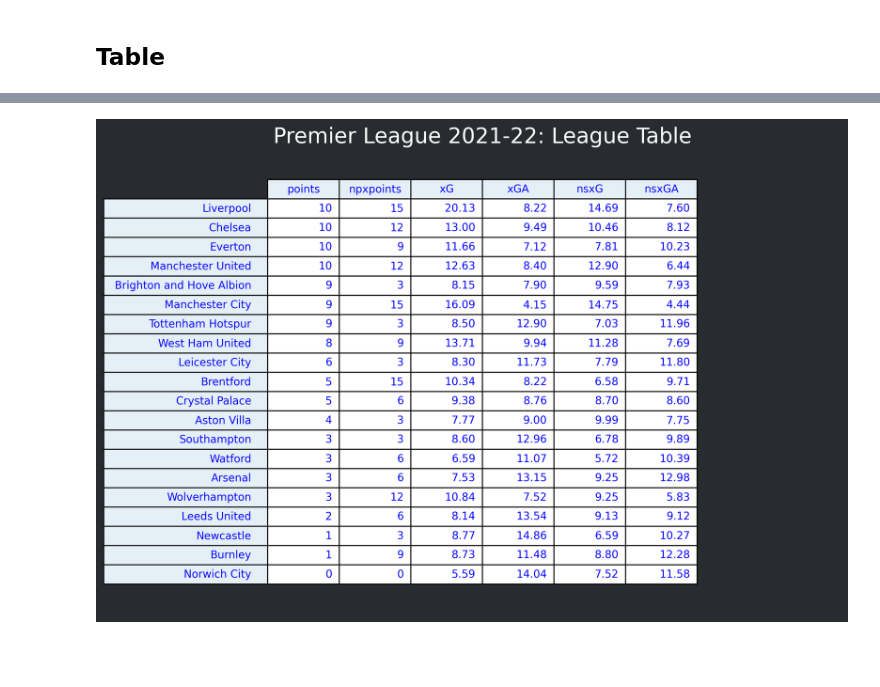
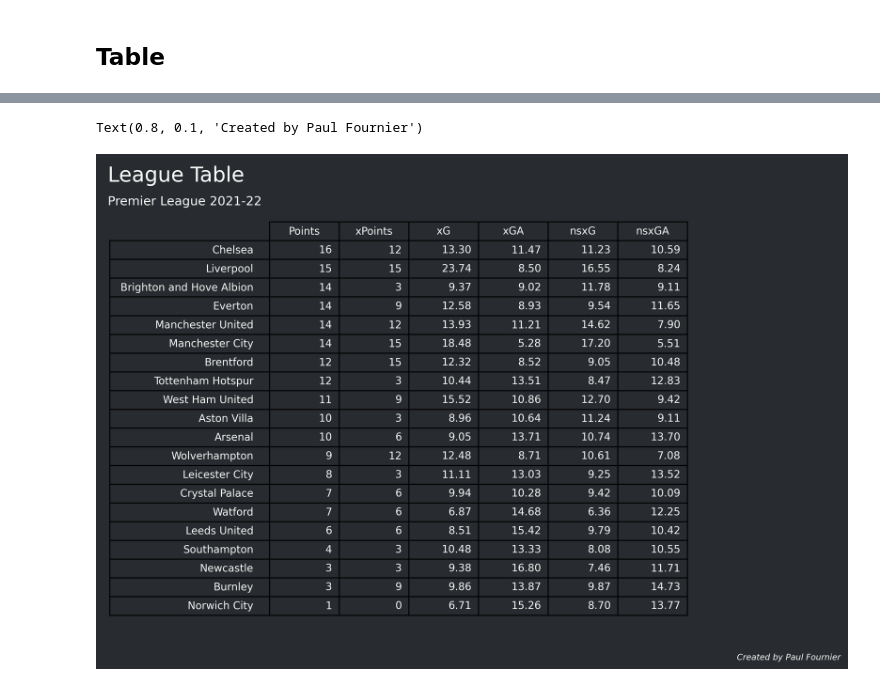
Before and after one commit to Fournierp/FPL, a Jupyter notebook: analysis/xPoints League Table.ipynb, the cells around one changed output, grey strips where cells are left out. Drawn from its saved outputs; the diff is of its cells as text; code cells hidden in the pictures; blank space fills up the shorter version.

Commit message:
table style

```diff
--- a/analysis/xPoints League Table.ipynb
+++ b/analysis/xPoints League Table.ipynb
@@ -309,8 +309,8 @@ plt.show()
 # %%
 def get_gw_xp_league_table(league_table, gw):
 
-    league_table['npxpoints'] = 0
-    league_table.loc[:, 'npxpoints'] = [
+    league_table['xPoints'] = 0
+    league_table.loc[:, 'xPoints'] = [
         (pd.read_csv('../data/understat/2021-22/Arsenal.csv').loc[:gw]
         .apply(lambda row: xg_vs_xga(row), axis=1).sum()),
         (pd.read_csv('../data/understat/2021-22/Aston_Villa.csv').loc[:gw]
@@ -353,7 +353,7 @@ def get_gw_xp_league_table(league_table, gw):
         .apply(lambda row: xg_vs_xga(row), axis=1).sum())
     ]
 
-    return league_table.sort_values(by=['npxpoints'], ascending=False)
+    return league_table.sort_values(by=['xPoints'], ascending=False)
 # %%
 xpts_season_table = pd.DataFrame()
 
@@ -401,7 +401,7 @@ ax.invert_yaxis()
 # %%
 games = pd.read_csv("../data/fivethirtyeight/spi_matches.csv")
 games = (games
-    .loc[(games['league_id'] == 2411) | (games['league_id'] == 2412)]
+    .loc[games['league_id'] == 2411]
     .loc[games['season'] == 2021]
     .dropna()
     )
@@ -421,7 +421,7 @@ league_table = league_table.replace({
 league_table = (
     league_table
     .merge(games.groupby('team1').sum(), left_on='name', right_on='team1')
-    .loc[:, ['name', 'short_name', 'points', 'npxpoints', 'xg1', 'xg2', 'nsxg1', 'nsxg2']]
+    .loc[:, ['name', 'short_name', 'Points', 'xPoints', 'xg1', 'xg2', 'nsxg1', 'nsxg2']]
     .rename(columns={
         'xg1': 'xG',
         'xg2': 'xGA',
@@ -429,18 +429,18 @@ league_table = (
         'nsxg2': 'nsxGA'
         })
     .merge(games.groupby('team2').sum(), left_on='name', right_on='team2')
-    .loc[:, ['name', 'short_name', 'points', 'npxpoints', 'xG', 'xGA', 'nsxG', 'nsxGA', 'xg1', 'xg2', 'nsxg1', 'nsxg2']]
+    .loc[:, ['name', 'short_name', 'Points', 'xPoints', 'xG', 'xGA', 'nsxG', 'nsxGA', 'xg1', 'xg2', 'nsxg1', 'nsxg2']]
 )
 
 league_table['xG'] = league_table['xG'] + league_table['xg2']
 league_table['xGA'] = league_table['xGA'] + league_table['xg1']
 league_table['nsxG'] = league_table['nsxG'] + league_table['nsxg2']
 league_table['nsxGA'] = league_table['nsxGA'] + league_table['nsxg1']
-league_table = league_table.loc[:, ['name', 'short_name', 'points', 'npxpoints', 'xG', 'xGA', 'nsxG', 'nsxGA']]
+league_table = league_table.loc[:, ['name', 'short_name', 'Points', 'xPoints', 'xG', 'xGA', 'nsxG', 'nsxGA']]
 # %%
 text_color = "w"
 
 mpl.rcParams['xtick.color'] = text_color
 mpl.rcParams['ytick.color'] = text_color
-mpl.rcParams['text.color'] = 'b'
+mpl.rcParams['text.color'] = text_color
 mpl.rcParams['axes.edgecolor'] = 'black'
@@ -475,33 +447,54 @@ array([[0.89788543, 0.93902345, 0.9644752 , 1.        ],
 # %%
 fig, ax = plt.subplots(figsize=(12, 8))
 fig.set_facecolor(background)
 ax.patch.set_alpha(0)
 
-column_headers = ['points', 'npxpoints', 'xG', 'xGA', 'nsxG', 'nsxGA']
-row_headers = league_table.sort_values('points', ascending=False).name.values
+column_headers = ['Points', 'xPoints', 'xG', 'xGA', 'nsxG', 'nsxGA']
+row_headers = league_table.sort_values('Points', ascending=False).name.values
 
-ccolors = plt.cm.BuPu(np.full(len(column_headers), 0.1))
-rcolors = plt.cm.BuPu(np.full(len(row_headers), 0.1))
+background_rgb = [40/255, 43/255, 47/255, 1]
+ccolors = np.repeat([background_rgb], len(column_headers), 0)
+rcolors = np.repeat([background_rgb], len(row_headers), 0)
 
 cell_text = []
-for row in league_table.sort_values('points', ascending=False).reset_index()[['points', 'npxpoints', 'xG', 'xGA', 'nsxG', 'nsxGA']].values:
+for row in league_table.sort_values('Points', ascending=False).reset_index()[['Points', 'xPoints', 'xG', 'xGA', 'nsxG', 'nsxGA']].values:
     cell_text.append([f'{x:1.2f}' if i >= 2 else int(x) for i, x in enumerate(row)])
 
-ax.table(
+the_table = ax.table(
     cellText=cell_text,
     rowLabels=row_headers,
     rowColours=rcolors,
     rowLoc='right',
     colColours=ccolors,
     colLabels=column_headers,
     loc='center',
     colWidths=[.1]*6
-    ).scale(1, 1.5)
+    )
+the_table.scale(1, 1.5)
+
+for i in range(1, 21):
+    for j in range(0, 6):
+        the_table[(i, j)].set_facecolor(background)
 
 ax.get_xaxis().set_visible(False)
 ax.get_yaxis().set_visible(False)
 plt.box(on=None)
 
-ax.title.set(text='Premier League 2021-22: League Table', fontsize=20, color='w')
+fig_text(
+    x=0.1, y=0.925,
+    s="League Table",
+    fontweight="regular", fontsize=20, fontfamily=title_font,
+    color=text_color, alpha=1)
+
+fig_text(
+    x=0.1, y=0.875,
+    s="Premier League 2021-22",
+    fontweight="regular", fontsize=12, fontfamily=title_font,
+    color=text_color, alpha=1)
+
+fig.text(
+    0.8, 0.1, "Created by Paul Fournier",
+    fontstyle="italic", fontsize=8, fontfamily=watermark_font, color=text_color)
 # %% [output]
+Text(0.8, 0.1, 'Created by Paul Fournier')
-[figure, old version]
+[figure, new version]
```
Also changed, not shown: parts of 9 cells of this notebook.
